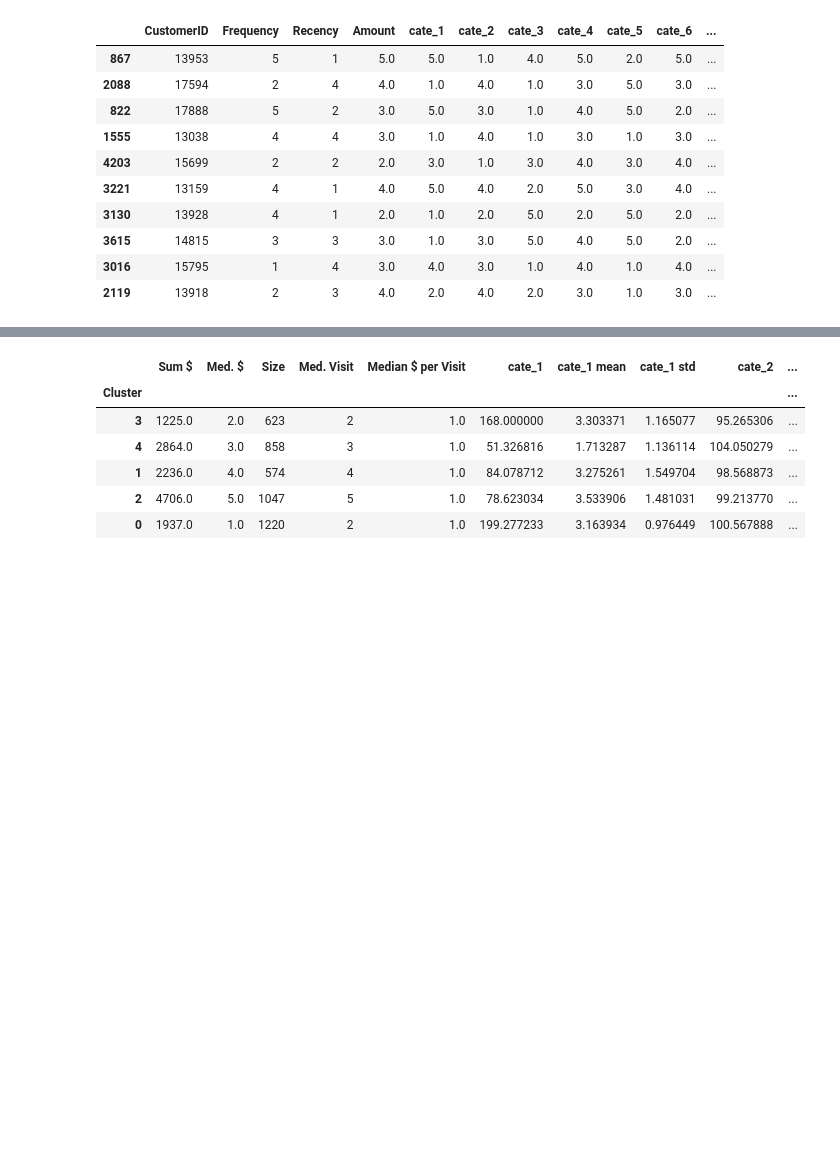
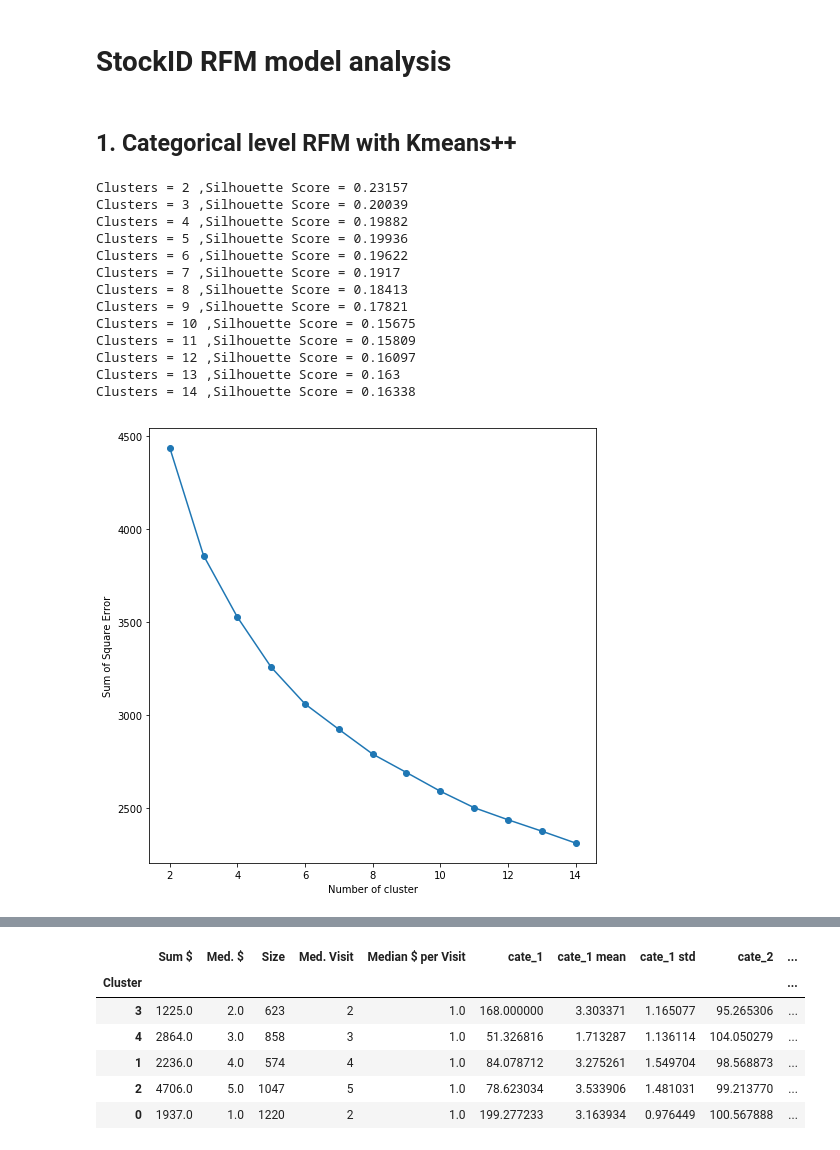
Before and after one commit to fay067/CSC522_P08_Project, a Jupyter notebook: stock_prod_clustering.ipynb, the cells around one changed output, grey strips where cells are left out. Saved outputs shown, nothing was run; the diff lists cells and outputs as text; code cells hidden in the pictures; blank space fills up the shorter version.

```diff
--- a/stock_prod_clustering.ipynb
+++ b/stock_prod_clustering.ipynb
@@ -21,15 +20,0 @@ stock_rfm = rfm(df,model_type='StockID')
-# %%
-stock_rfm = rfm_transform(stock_rfm)
-stock_rfm.head(10)
-# %% [output]
-|  | CustomerID | Frequency | Recency | Amount | cate_1 | cate_2 | cate_3 | cate_4 | cate_5 | cate_6 | ... |
-| 867 | 13953 | 5 | 1 | 5.0 | 5.0 | 1.0 | 4.0 | 5.0 | 2.0 | 5.0 | ... |
-| 2088 | 17594 | 2 | 4 | 4.0 | 1.0 | 4.0 | 1.0 | 3.0 | 5.0 | 3.0 | ... |
-| 822 | 17888 | 5 | 2 | 3.0 | 5.0 | 3.0 | 1.0 | 4.0 | 5.0 | 2.0 | ... |
-| 1555 | 13038 | 4 | 4 | 3.0 | 1.0 | 4.0 | 1.0 | 3.0 | 1.0 | 3.0 | ... |
-| 4203 | 15699 | 2 | 2 | 2.0 | 3.0 | 1.0 | 3.0 | 4.0 | 3.0 | 4.0 | ... |
-| 3221 | 13159 | 4 | 1 | 4.0 | 5.0 | 4.0 | 2.0 | 5.0 | 3.0 | 4.0 | ... |
-| 3130 | 13928 | 4 | 1 | 2.0 | 1.0 | 2.0 | 5.0 | 2.0 | 5.0 | 2.0 | ... |
-| 3615 | 14815 | 3 | 3 | 3.0 | 1.0 | 3.0 | 5.0 | 4.0 | 5.0 | 2.0 | ... |
-| 3016 | 15795 | 1 | 4 | 3.0 | 4.0 | 3.0 | 1.0 | 4.0 | 1.0 | 4.0 | ... |
-| 2119 | 13918 | 2 | 3 | 4.0 | 2.0 | 4.0 | 2.0 | 3.0 | 1.0 | 3.0 | ... |
@@ -38,0 +21,33 @@ sse, sscore, test_range = kmeans(matrix)
+# %% [markdown]
+# StockID RFM model analysis
+# %% [markdown]
+## 1.  Categorical level RFM with Kmeans++
+# %%
+stock_rfm = rfm(df,model_type='StockID')
+stock_rfm_trans = rfm_transform(stock_rfm)
+matrix_trans = rfm_matrix(stock_rfm_trans, model_type=1)
+sse, sscore, test_range = kmeans(matrix_trans)
+# Plot elbow method
+plt.figure(figsize=(8, 8))
+plt.plot(list(test_range), sse, '-o')
+plt.xlabel('Number of cluster')
+plt.ylabel('Sum of Square Error')
+
+# Display the Silhouette score
+for n_cluster, score in sscore.items():
+    print("Clusters = {}".format(n_cluster),",Silhouette Score = {}".format(score))
+# %% [output]
+Clusters = 2 ,Silhouette Score = 0.23157
+Clusters = 3 ,Silhouette Score = 0.20039
+Clusters = 4 ,Silhouette Score = 0.19882
+Clusters = 5 ,Silhouette Score = 0.19936
+Clusters = 6 ,Silhouette Score = 0.19622
+Clusters = 7 ,Silhouette Score = 0.1917
+Clusters = 8 ,Silhouette Score = 0.18413
+Clusters = 9 ,Silhouette Score = 0.17821
+Clusters = 10 ,Silhouette Score = 0.15675
+Clusters = 11 ,Silhouette Score = 0.15809
+Clusters = 12 ,Silhouette Score = 0.16097
+Clusters = 13 ,Silhouette Score = 0.163
+Clusters = 14 ,Silhouette Score = 0.16338
+[figure, added]
```
Also changed, not shown: parts of 17 cells of this notebook.
